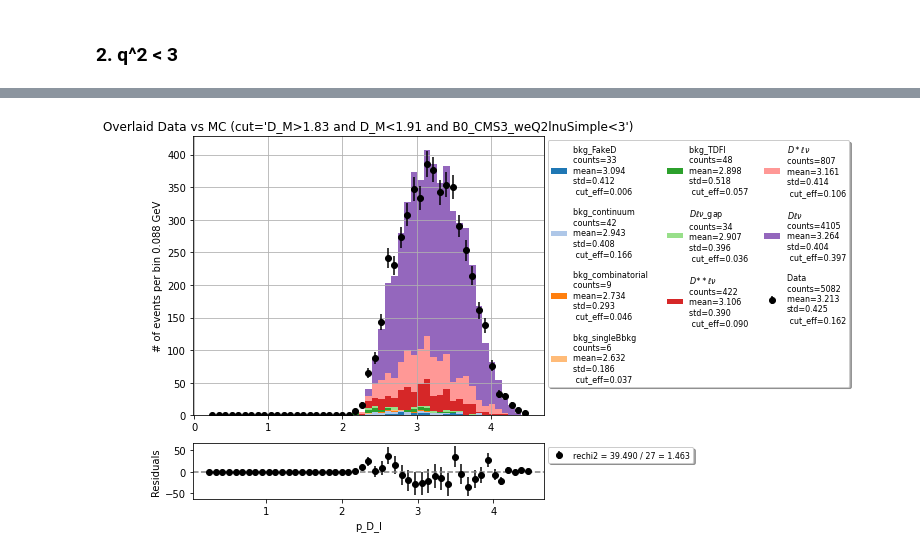
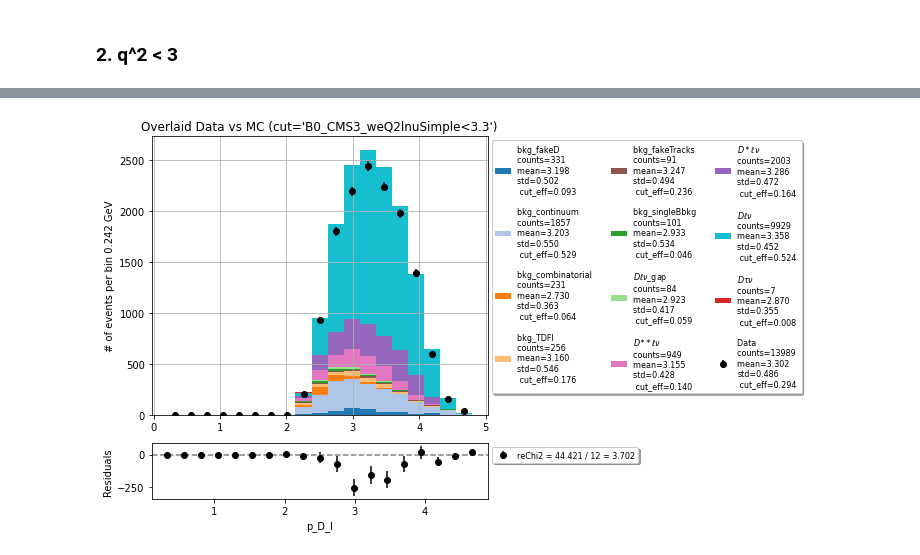
Before and after one commit to zjkjsd/inclusive_R_D, a Jupyter notebook: Notebooks/Plotting/2_PlotNtuple_control.ipynb, the cells around one changed output, grey strips where cells are left out. Saved outputs shown, nothing was run; the diff lists cells and outputs as text; code cells hidden in the pictures.

```diff
--- a/Notebooks/Plotting/2_PlotNtuple_control.ipynb
+++ b/Notebooks/Plotting/2_PlotNtuple_control.ipynb
@@ -196,9 +128,9 @@ a,b=mpl.plot_data_mc_stacked(variable='B0_CMS3_weMissM2',bins=b1,figsize=(10,6),
 # %%
 # signal
-b2 = np.linspace(0.2,4.5,50)
+b2 = np.linspace(0.2,4.8,20)
 a,b=mpl.plot_data_mc_stacked(variable='p_D_l',bins=b2,ratio=False,
-                          cut='1.83<D_M<1.91 and B0_CMS3_weQ2lnuSimple<3',
+                          cut='B0_CMS3_weQ2lnuSimple<3.3',
                           scale=[1,187/200],correction=False,mask=[],figsize=(10,6),
                                                       legend_nc=3, legend_fs=8)
 # %% [output]
-[figure, old version]
+[figure, new version]
```
Also changed, not shown: parts of 15 cells of this notebook, 10 other files.
